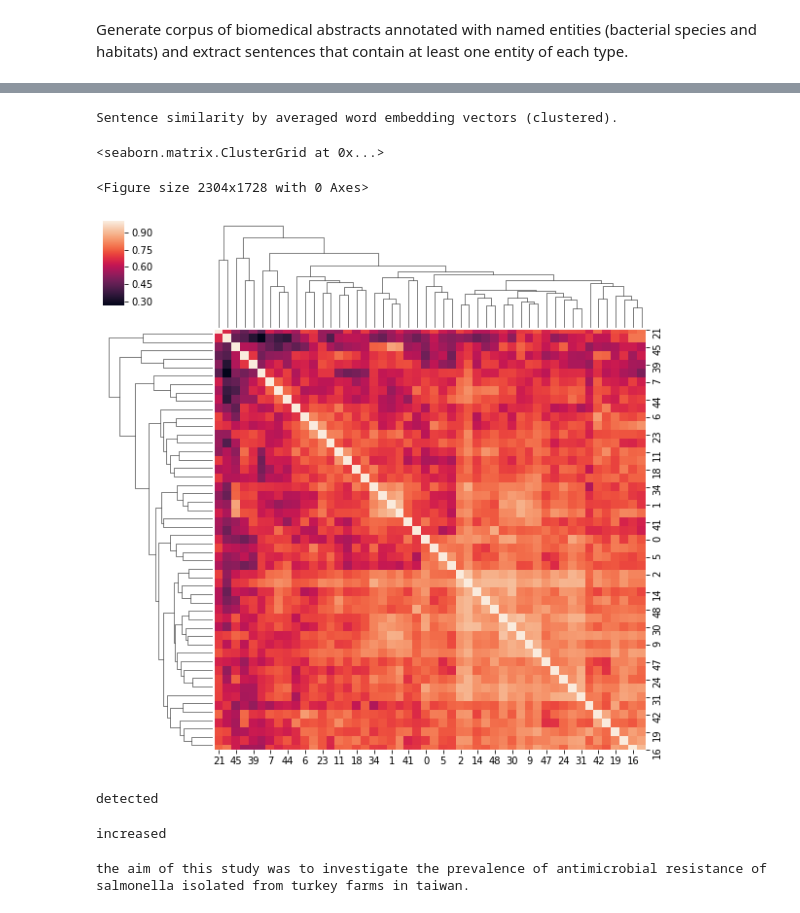
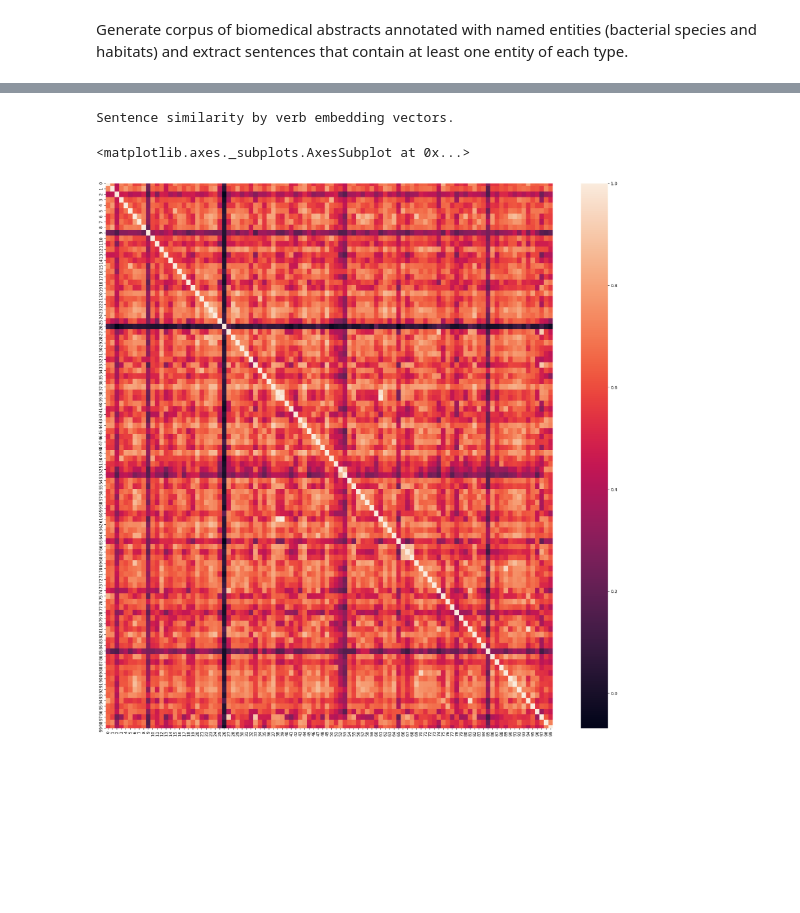
Before and after one commit to MAyars7/penemuu, a Jupyter notebook: penemuu_exploratory_verb_patterns.ipynb, the cells around one changed output, grey strips where cells are left out. Saved outputs shown, nothing was run; the diff lists cells and outputs as text; code cells hidden in the pictures; blank space fills up the shorter version.

```diff
--- a/penemuu_exploratory_verb_patterns.ipynb
+++ b/penemuu_exploratory_verb_patterns.ipynb
@@ -262,5 +249,14 @@ the aim of this study was to investigate the prevalence of antimicrobial resista
+# %%
+def generate_verb_span_from_sent_span(nlp, sent_span):
+    verbs = [token.text for token in sent_span if token.pos_ in ['VERB', 'AUX']]
+    verb_span = nlp(' '.join(verbs))
+    return verb_span
 # %%
-n_dim = 50
+"""
+Full sentence and sentence root similarity
+"""
+
+n_dim = 250
 
 sent_sim_array = np.zeros((n_dim, n_dim))
 root_sim_array = np.zeros((n_dim, n_dim))
@@ -268,10 +264,32 @@ root_sim_array = np.zeros((n_dim, n_dim))
 i = 0
 for sent_1 in full_sentences[:n_dim]:
     j = 0
+
     for sent_2 in full_sentences[:n_dim]:
         sent_sim_array[i][j] = sent_1.similarity(sent_2)
         root_sim_array[i][j] = sent_1.root.similarity(sent_2.root)
+
         j += 1
     i += 1
+# %%
+"""
+Sentence verb similarity
+"""
+
+verb_spans = []
+
+for sent in full_sentences[:n_dim]:
+    verb_spans.append(generate_verb_span_from_sent_span(annotator.nlp, sent))
+
+verb_sim_array = np.zeros((n_dim, n_dim))
+
+i = 0
+for verb_span_1 in verb_spans[:n_dim]:
+    j = 0
+    for verb_span_2 in verb_spans[:n_dim]:
+        verb_sim_array[i][j] = verb_span_1.similarity(verb_span_2)
+        j += 1
+    i += 1
 # %%
 %matplotlib inline
+plt.rcParams['figure.dpi'] = 200
@@ -287,18 +316,9 @@ Sentence similarity by root embedding vectors.
 # %%
-print("Sentence similarity by averaged word embedding vectors (clustered).")
+print("Sentence similarity by verb embedding vectors.")
 
-plt.figure(figsize=(32, 24))
-sns.clustermap(sent_sim_array)
+plt.figure(figsize=(25, 25))
+sns.heatmap(verb_sim_array)
 # %% [output]
-Sentence similarity by averaged word embedding vectors (clustered).
+Sentence similarity by verb embedding vectors.
-<seaborn.matrix.ClusterGrid at 0x...>
+<matplotlib.axes._subplots.AxesSubplot at 0x...>
-<Figure size 2304x1728 with 0 Axes>
-[figure, old version]
+[figure, new version]
-# %%
-full_sentences[34].root
-# %% [output]
-detected
-# %%
-full_sentences[33].root
-# %% [output]
-increased
@@ -309,6 +324,0 @@ test_doc = nlp(full_sentences[0].text)
-# %%
-test_sent = full_sentences[0]
-
-test_sent
-# %% [output]
-the aim of this study was to investigate the prevalence of antimicrobial resistance of salmonella isolated from turkey farms in taiwan.
```
Also changed, not shown: parts of 25 cells of this notebook.
